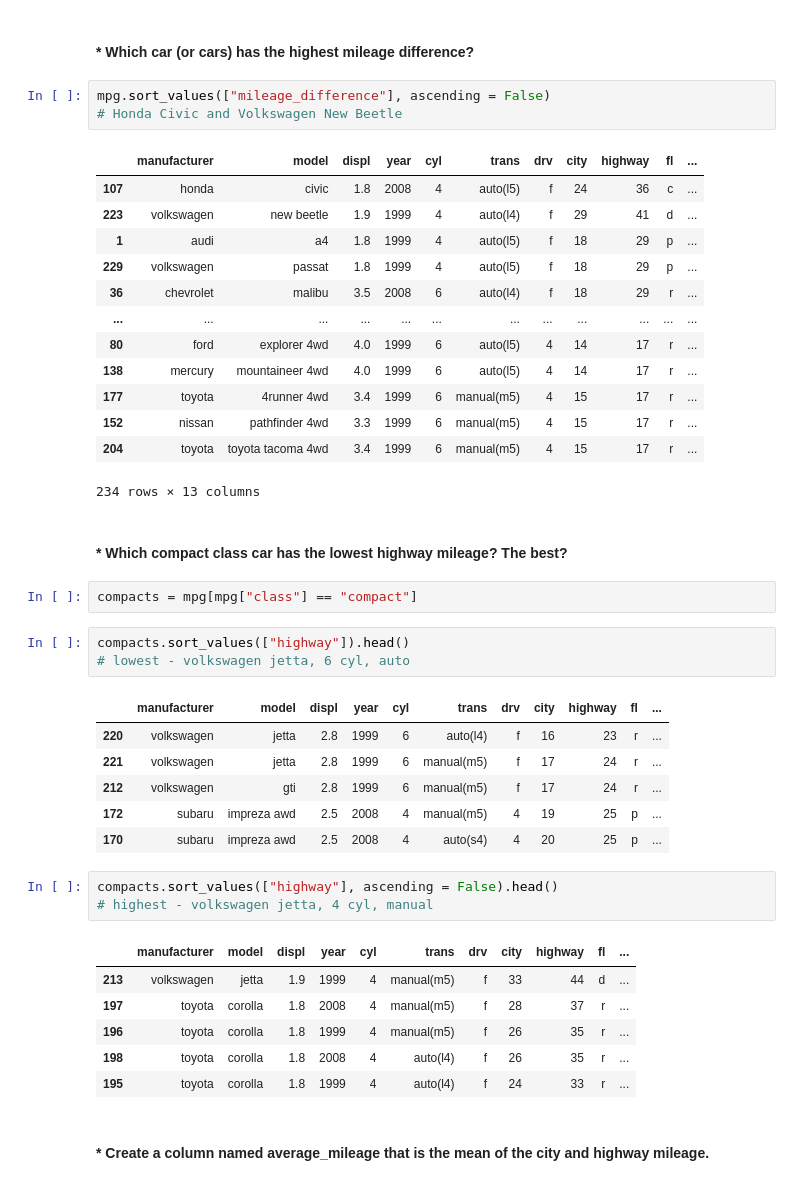
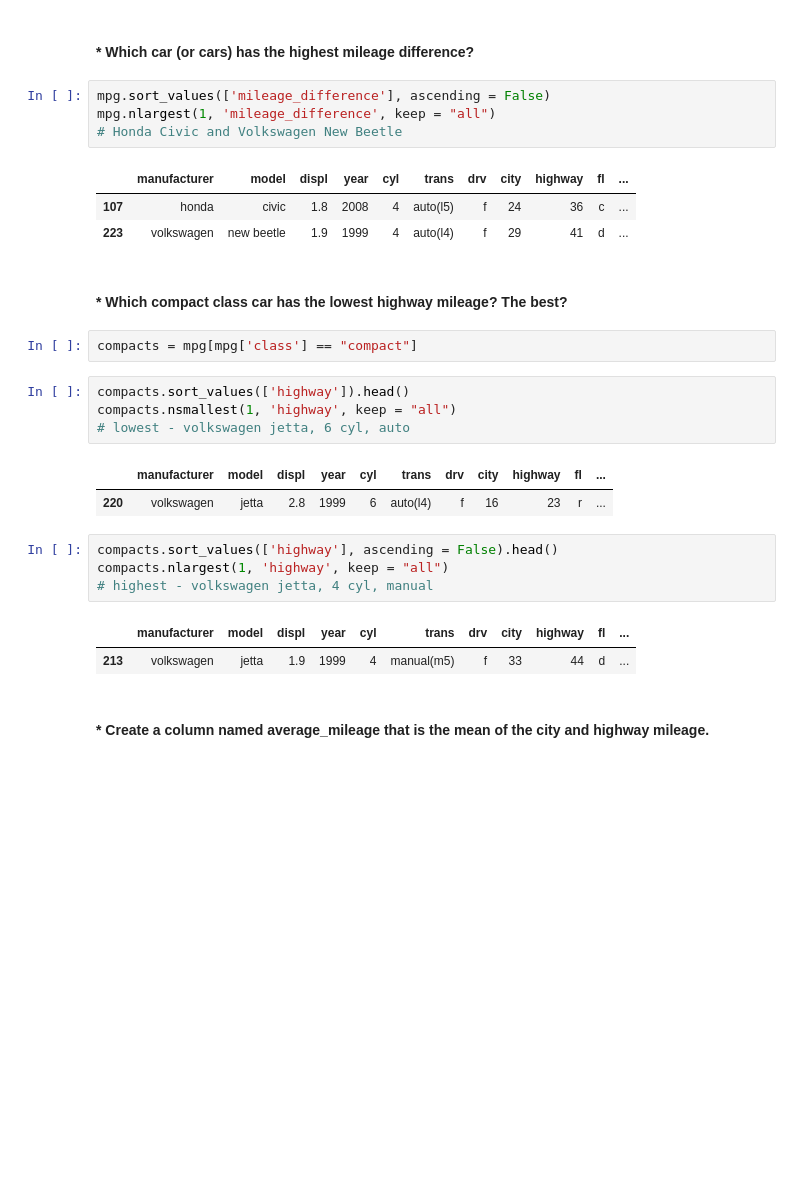
Before and after one commit to david-ryan-alviola/numpy-pandas-visualization-exercises, a Jupyter notebook: dataframes.ipynb, the cells around one changed output. Drawn from its saved outputs; the diff is of its cells as text; blank space fills up the shorter version.

```diff
--- a/dataframes.ipynb
+++ b/dataframes.ipynb
@@ -262,46 +284,31 @@ mpg
 # %% [markdown]
 #### * Which car (or cars) has the highest mileage difference?
 # %%
-mpg.sort_values(["mileage_difference"], ascending = False)
+mpg.sort_values(['mileage_difference'], ascending = False)
+mpg.nlargest(1, 'mileage_difference', keep = "all")
 # Honda Civic and Volkswagen New Beetle
 # %% [output]
 |  | manufacturer | model | displ | year | cyl | trans | drv | city | highway | fl | ... |
 | 107 | honda | civic | 1.8 | 2008 | 4 | auto(l5) | f | 24 | 36 | c | ... |
 | 223 | volkswagen | new beetle | 1.9 | 1999 | 4 | auto(l4) | f | 29 | 41 | d | ... |
-| 1 | audi | a4 | 1.8 | 1999 | 4 | auto(l5) | f | 18 | 29 | p | ... |
-| 229 | volkswagen | passat | 1.8 | 1999 | 4 | auto(l5) | f | 18 | 29 | p | ... |
-| 36 | chevrolet | malibu | 3.5 | 2008 | 6 | auto(l4) | f | 18 | 29 | r | ... |
-| ... | ... | ... | ... | ... | ... | ... | ... | ... | ... | ... | ... |
-| 80 | ford | explorer 4wd | 4.0 | 1999 | 6 | auto(l5) | 4 | 14 | 17 | r | ... |
-| 138 | mercury | mountaineer 4wd | 4.0 | 1999 | 6 | auto(l5) | 4 | 14 | 17 | r | ... |
-| 177 | toyota | 4runner 4wd | 3.4 | 1999 | 6 | manual(m5) | 4 | 15 | 17 | r | ... |
-| 152 | nissan | pathfinder 4wd | 3.3 | 1999 | 6 | manual(m5) | 4 | 15 | 17 | r | ... |
-| 204 | toyota | toyota tacoma 4wd | 3.4 | 1999 | 6 | manual(m5) | 4 | 15 | 17 | r | ... |
-234 rows × 13 columns
 # %% [markdown]
 #### * Which compact class car has the lowest highway mileage? The best?
 # %%
-compacts = mpg[mpg["class"] == "compact"]
+compacts = mpg[mpg['class'] == "compact"]
 # %%
-compacts.sort_values(["highway"]).head()
+compacts.sort_values(['highway']).head()
+compacts.nsmallest(1, 'highway', keep = "all")
 # lowest - volkswagen jetta, 6 cyl, auto
 # %% [output]
 |  | manufacturer | model | displ | year | cyl | trans | drv | city | highway | fl | ... |
 | 220 | volkswagen | jetta | 2.8 | 1999 | 6 | auto(l4) | f | 16 | 23 | r | ... |
-| 221 | volkswagen | jetta | 2.8 | 1999 | 6 | manual(m5) | f | 17 | 24 | r | ... |
-| 212 | volkswagen | gti | 2.8 | 1999 | 6 | manual(m5) | f | 17 | 24 | r | ... |
-| 172 | subaru | impreza awd | 2.5 | 2008 | 4 | manual(m5) | 4 | 19 | 25 | p | ... |
-| 170 | subaru | impreza awd | 2.5 | 2008 | 4 | auto(s4) | 4 | 20 | 25 | p | ... |
 # %%
-compacts.sort_values(["highway"], ascending = False).head()
+compacts.sort_values(['highway'], ascending = False).head()
+compacts.nlargest(1, 'highway', keep = "all")
 # highest - volkswagen jetta, 4 cyl, manual
 # %% [output]
 |  | manufacturer | model | displ | year | cyl | trans | drv | city | highway | fl | ... |
 | 213 | volkswagen | jetta | 1.9 | 1999 | 4 | manual(m5) | f | 33 | 44 | d | ... |
-| 197 | toyota | corolla | 1.8 | 2008 | 4 | manual(m5) | f | 28 | 37 | r | ... |
-| 196 | toyota | corolla | 1.8 | 1999 | 4 | manual(m5) | f | 26 | 35 | r | ... |
-| 198 | toyota | corolla | 1.8 | 2008 | 4 | auto(l4) | f | 26 | 35 | r | ... |
-| 195 | toyota | corolla | 1.8 | 1999 | 4 | auto(l4) | f | 24 | 33 | r | ... |
 # %% [markdown]
 #### * Create a column named average_mileage that is the mean of the city and highway mileage.
 # %%
```
Also changed, not shown: parts of 13 cells of this notebook.
